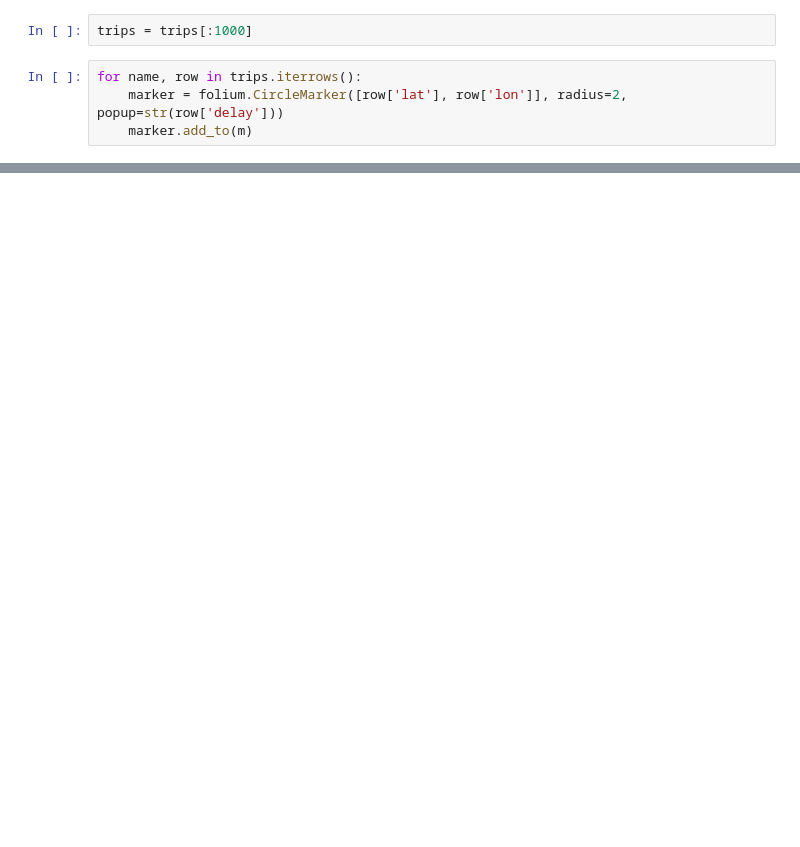
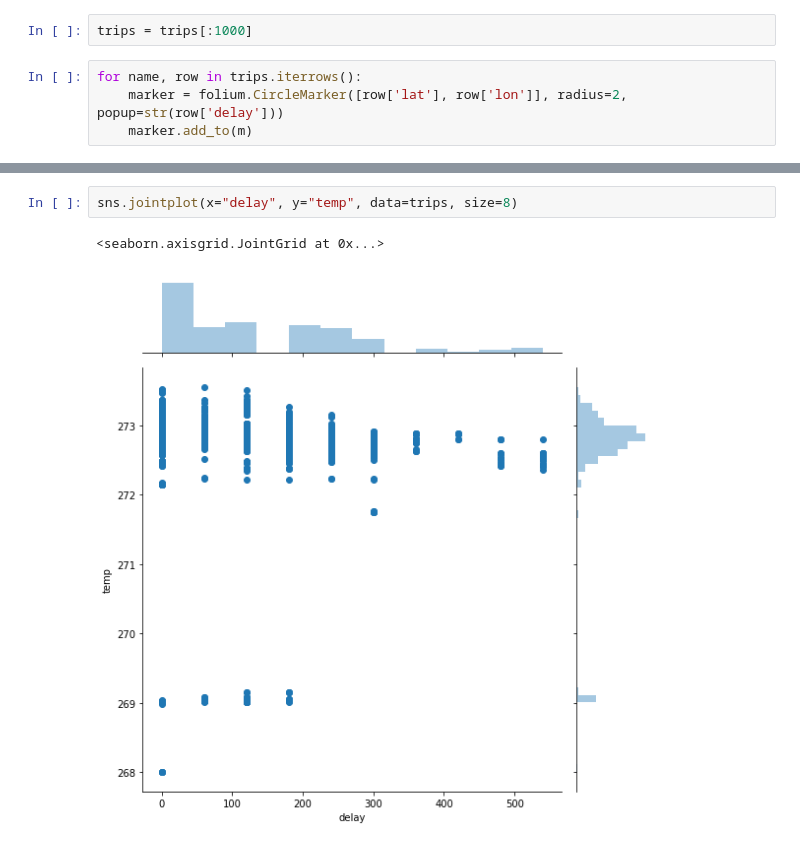
Before and after one commit to jcedmiston/METRA-Rail-Delay-Study, a Jupyter notebook: delay-mapping.ipynb, the cells around one changed output, grey strips where cells are left out. Cells and saved outputs as stored; diff of their text form; blank space fills up the shorter version.

```diff
--- a/delay-mapping.ipynb
+++ b/delay-mapping.ipynb
@@ -71,0 +243,5 @@ m
+# %%
+sns.jointplot(x="delay", y="temp", data=trips, size=8)
+# %% [output]
+<seaborn.axisgrid.JointGrid at 0x...>
+[figure, added]
```
Also changed, not shown: parts of 17 cells of this notebook, 2 other files.
